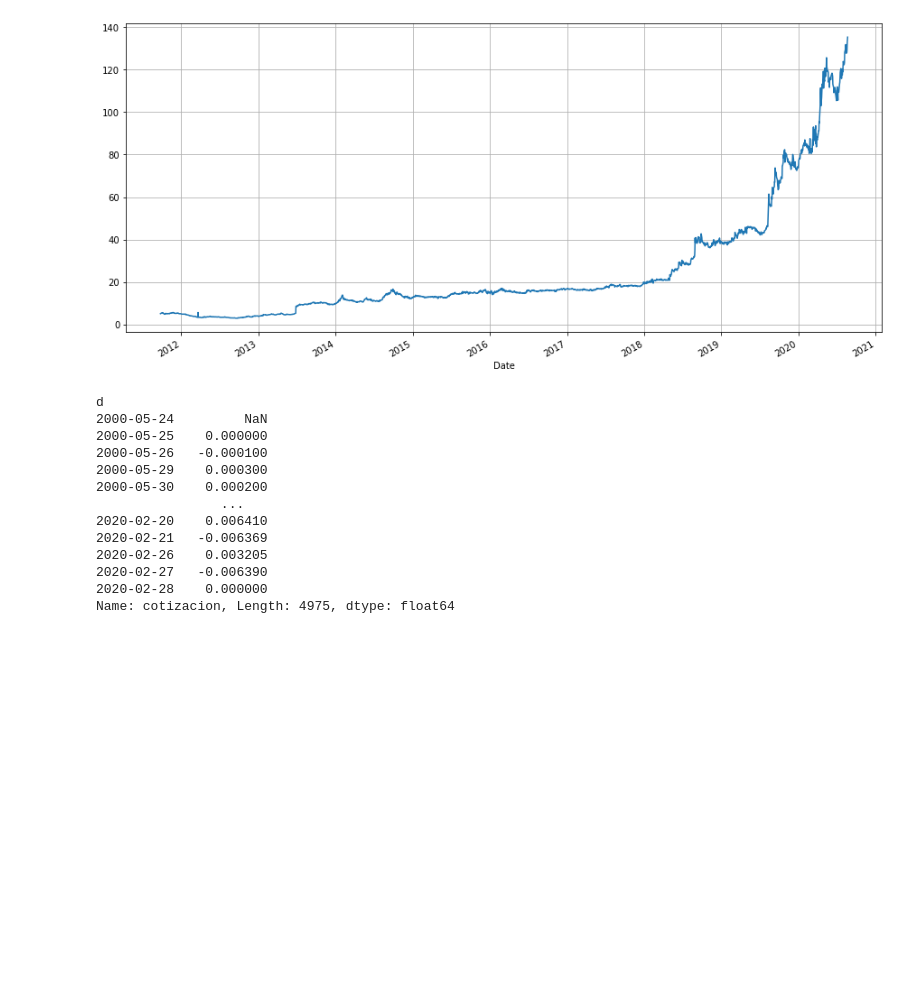
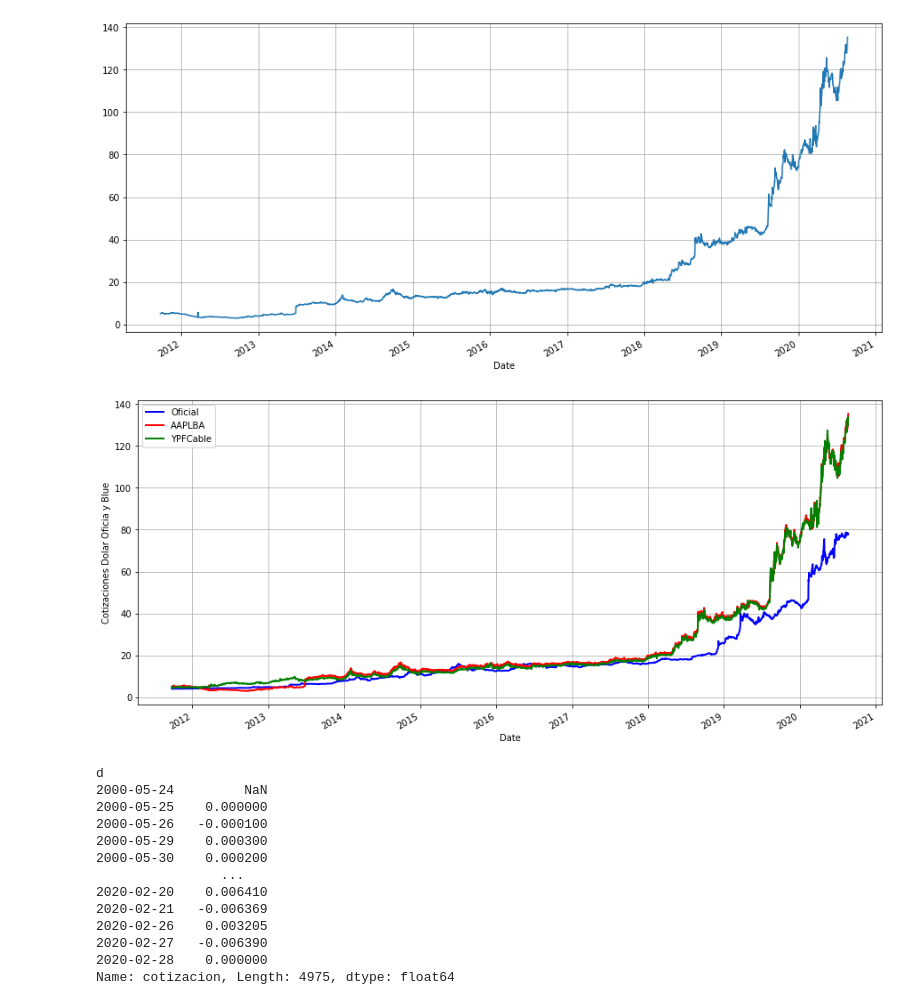
Before and after one commit to lorenzoreyes/Macroeconomic-Analysis, a Jupyter notebook: FPI Goldman Sach Argentina Blue.ipynb, the cells around one changed output. Cells and saved outputs as stored; diff of their text form; code cells hidden in the pictures; blank space fills up the shorter version.

```diff
--- a/FPI Goldman Sach Argentina Blue.ipynb
+++ b/FPI Goldman Sach Argentina Blue.ipynb
@@ -65,6 +65,21 @@ tipoapple.grid()
 # %% [output]
 [*********************100%***********************]  2 of 2 completed
 [figure]
+# %%
+dolar2010 = dolar.cotizacion.tail(2298)
+trescambios = pd.DataFrame(index=tcaapl.index)
+trescambios['AAPLBA'] = tcaapl.values
+trescambios['YPFCable'] = tcypf.tail(2298).values
+trescambios['Oficial'] = dolar2010.values
+fig = plt.figure(figsize=(15,7))
+ax1 = fig.add_subplot(111, ylabel='Cotizaciones Dolar Oficia y Blue')
+trescambios.Oficial.plot(ax=ax1, color='b', lw=2., legend=True)
+trescambios.AAPLBA.plot(ax=ax1, color='r', lw=2., legend=True)
+trescambios.YPFCable.plot(ax=ax1, color='g', lw=2., legend=True)
+ax1.grid()
+plt.show()
+# %% [output]
+[figure, added]
 # %%
 #(▲e/e) = Tasa de Devaluación del Tipo de Cambio
 
```
Also changed, not shown: parts of 8 cells of this notebook, 1 other file.
